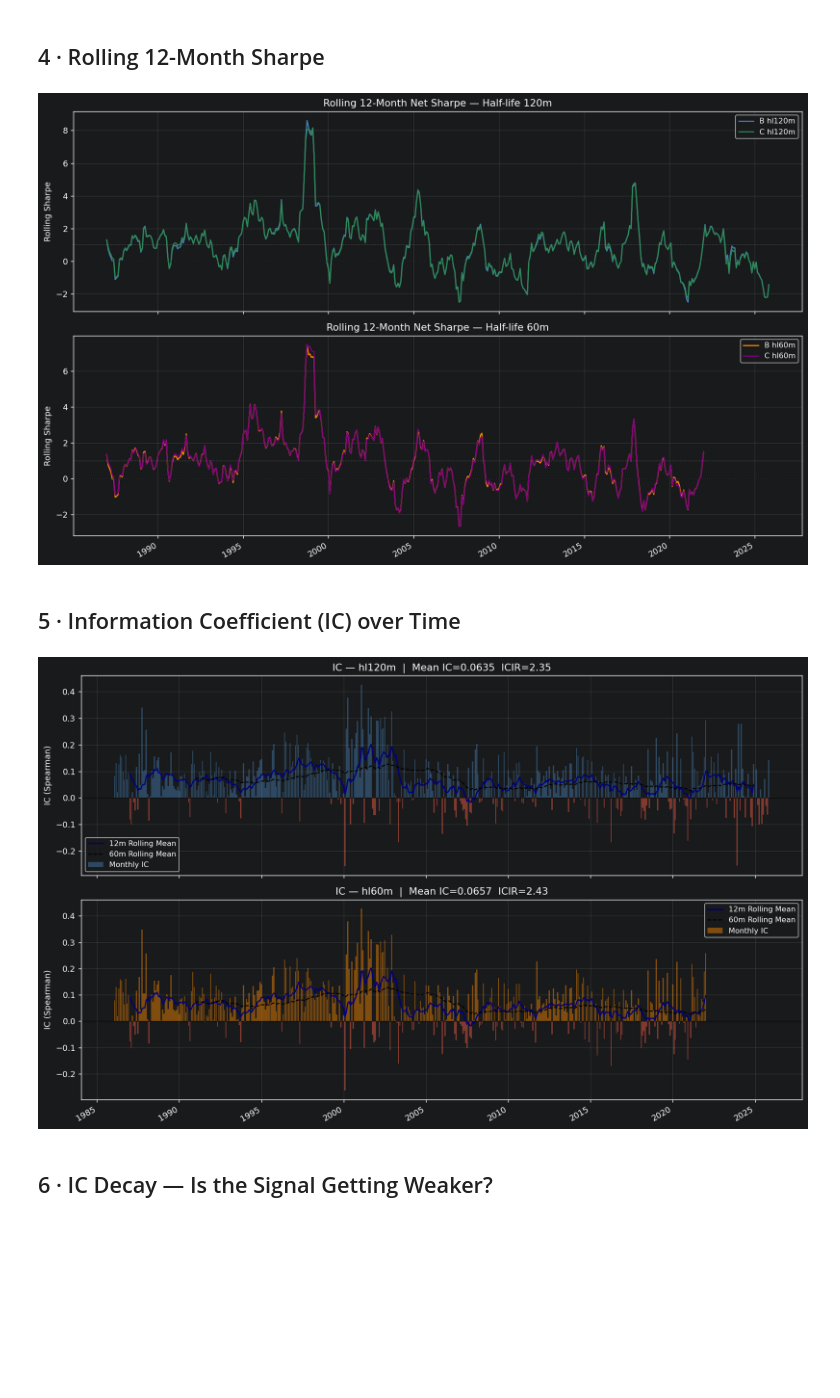
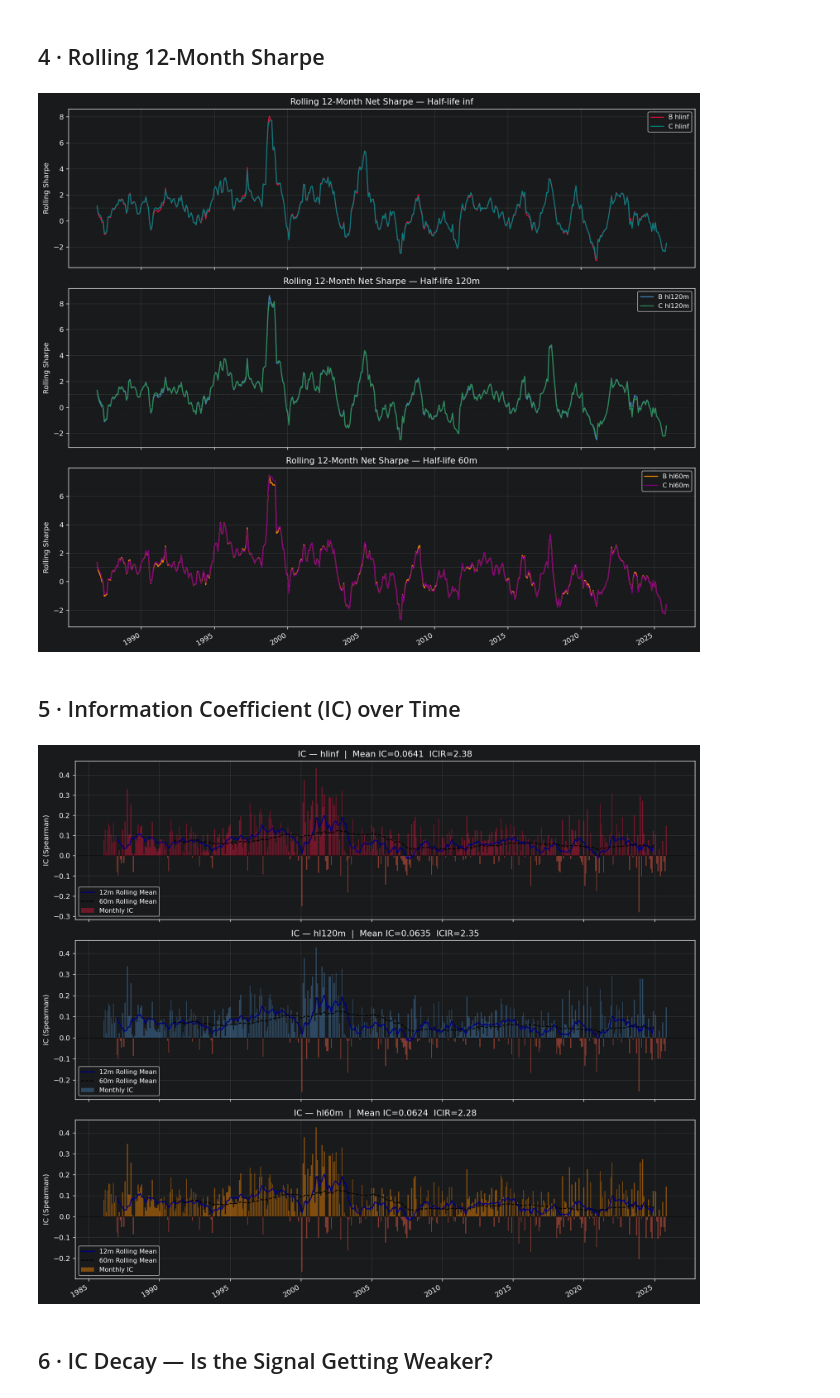
Before and after one commit to JohnnyTung123/MLII, a Jupyter notebook: final_code/strategy_analysis.ipynb, the cells around one changed output. Saved outputs shown, nothing was run; the diff lists cells and outputs as text; code cells hidden in the pictures; blank space fills up the shorter version.

```diff
--- a/final_code/strategy_analysis.ipynb
+++ b/final_code/strategy_analysis.ipynb
@@ -15,6 +15,7 @@ import matplotlib.dates as mdates
 from scipy.stats import spearmanr
 
 ROOT   = Path("../data/backtest")
+HLINF  = ROOT / "xgboost_ab_hlinf"
 HL120  = ROOT / "xgboost_ab_hl120"
 HL60   = ROOT / "xgboost_ab_hl60"
 BENCH  = ROOT / "benchmark"
@@ -131,25 +141,35 @@ FULL         0.675    0.722   0.751   0.796
 # %% [markdown]
 ## 3 · Cumulative Returns
 # %%
-fig, axes = plt.subplots(2, 1, figsize=(13, 9), sharex=True)
+fig, axes = plt.subplots(3, 1, figsize=(13, 12), sharex=True)
 
 def cum(s): return (1 + s.dropna()).cumprod()
 
-# top: hl120
+# top: hlinf
 ax = axes[0]
-ax.plot(cum(B120["net_qspread"]), label="B hl120 · net",    lw=1.5, color="steelblue")
-ax.plot(cum(C120["net_qspread"]), label="C hl120 · net",    lw=1.5, color="seagreen")
-ax.plot(cum(MKT["mkt_vw_lcl"]),  label="Market VW",        lw=1.0, color="gray",      ls=":")
+ax.plot(cum(Binf["net_qspread"]), label="B hlinf · net", lw=1.5, color="crimson")
+ax.plot(cum(Cinf["net_qspread"]), label="C hlinf · net", lw=1.5, color="teal")
+ax.plot(cum(MKT["mkt_vw_lcl"]),  label="Market VW",     lw=1.0, color="gray", ls=":")
+ax.axhline(1, color="black", lw=0.5, ls=":")
+ax.set_ylabel("Growth of $1")
+ax.set_title("Cumulative Net Returns — Half-life inf (no decay)")
+ax.legend(loc="upper left", fontsize=9)
+
+# middle: hl120
+ax = axes[1]
+ax.plot(cum(B120["net_qspread"]), label="B hl120 · net", lw=1.5, color="steelblue")
+ax.plot(cum(C120["net_qspread"]), label="C hl120 · net", lw=1.5, color="seagreen")
+ax.plot(cum(MKT["mkt_vw_lcl"]),  label="Market VW",     lw=1.0, color="gray", ls=":")
 ax.axhline(1, color="black", lw=0.5, ls=":")
 ax.set_ylabel("Growth of $1")
 ax.set_title("Cumulative Net Returns — Half-life 120m (10y recency)")
 ax.legend(loc="upper left", fontsize=9)
 
 # bottom: hl60
-ax = axes[1]
-ax.plot(cum(B60["net_qspread"]),  label="B hl60 · net",    lw=1.5, color="darkorange")
-ax.plot(cum(C60["net_qspread"]),  label="C hl60 · net",    lw=1.5, color="purple")
-ax.plot(cum(MKT["mkt_vw_lcl"]),  label="Market VW",       lw=1.0, color="gray", ls=":")
+ax = axes[2]
+ax.plot(cum(B60["net_qspread"]),  label="B hl60 · net",  lw=1.5, color="darkorange")
+ax.plot(cum(C60["net_qspread"]),  label="C hl60 · net",  lw=1.5, color="purple")
+ax.plot(cum(MKT["mkt_vw_lcl"]),  label="Market VW",     lw=1.0, color="gray", ls=":")
 ax.axhline(1, color="black", lw=0.5, ls=":")
 ax.set_ylabel("Growth of $1")
 ax.set_title("Cumulative Net Returns — Half-life 60m (5y recency)")
@@ -164,7 +184,7 @@ plt.show()
 # %% [markdown]
 ## 4 · Rolling 12-Month Sharpe
 # %%
-fig, axes = plt.subplots(2, 1, figsize=(13, 8), sharex=True)
+fig, axes = plt.subplots(3, 1, figsize=(13, 11), sharex=True)
 
 def rolling_sr(s, w=12):
     r = s.rolling(w)
@@ -172,7 +192,8 @@ def rolling_sr(s, w=12):
     return np.where(std > 0, r.mean() / std * np.sqrt(12), np.nan)
 
 for ax, (B, C, hl, ca, cb) in zip(axes, [
-    (B120, C120, "120m", "steelblue", "seagreen"),
+    (Binf, Cinf, "inf",  "crimson",    "teal"),
+    (B120, C120, "120m", "steelblue",  "seagreen"),
     (B60,  C60,  "60m",  "darkorange", "purple"),
 ]):
     idx = B.index
@@ -184,40 +205,41 @@ for ax, (B, C, hl, ca, cb) in zip(axes, [
     ax.set_title(f"Rolling 12-Month Net Sharpe — Half-life {hl}")
     ax.legend(fontsize=9)
 
-axes[1].xaxis.set_major_formatter(mdates.DateFormatter("%Y"))
-axes[1].xaxis.set_major_locator(mdates.YearLocator(5))
+axes[2].xaxis.set_major_formatter(mdates.DateFormatter("%Y"))
+axes[2].xaxis.set_major_locator(mdates.YearLocator(5))
 fig.autofmt_xdate()
 fig.tight_layout()
 plt.show()
 # %% [output]
-[figure, old version]
+[figure, new version]
 # %% [markdown]
 ## 5 · Information Coefficient (IC) over Time
 # %%
-fig, axes = plt.subplots(2, 1, figsize=(13, 8), sharex=True)
+fig, axes = plt.subplots(3, 1, figsize=(13, 11), sharex=True)
 
 for ax, (df, hl, color) in zip(axes, [
+    (Binf, "inf",  "crimson"),
     (B120, "120m", "steelblue"),
     (B60,  "60m",  "darkorange"),
 ]):
     ic = df["ic_spearman"]
     colors = [color if v >= 0 else "tomato" for v in ic.fillna(0)]
     ax.bar(ic.index, ic, width=25, color=colors, alpha=0.45, label="Monthly IC")
     ax.plot(ic.index, ic.rolling(12).mean(), color="navy", lw=1.5, label="12m Rolling Mean")
     ax.plot(ic.index, ic.rolling(60).mean(), color="black", lw=1.2, ls="--", label="60m Rolling Mean")
     ax.axhline(0, color="black", lw=0.5)
     ax.set_ylabel("IC (Spearman)")
     mu = ic.mean(); icir = mu / ic.std() * np.sqrt(12)
     ax.set_title(f"IC — hl{hl}  |  Mean IC={mu:.4f}  ICIR={icir:.2f}")
     ax.legend(fontsize=9)
 
-axes[1].xaxis.set_major_formatter(mdates.DateFormatter("%Y"))
-axes[1].xaxis.set_major_locator(mdates.YearLocator(5))
+axes[2].xaxis.set_major_formatter(mdates.DateFormatter("%Y"))
+axes[2].xaxis.set_major_locator(mdates.YearLocator(5))
 fig.autofmt_xdate()
 fig.tight_layout()
 plt.show()
 # %% [output]
-[figure, old version]
+[figure, new version]
 # %% [markdown]
 ## 6 · IC Decay — Is the Signal Getting Weaker?
 # %%
```
Also changed, not shown: parts of 12 cells of this notebook, 10 other files.
